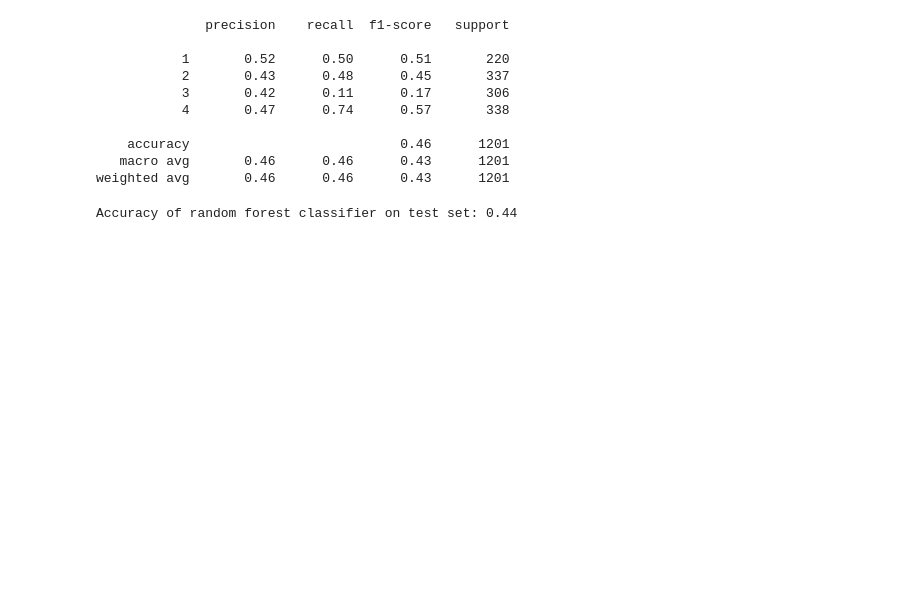
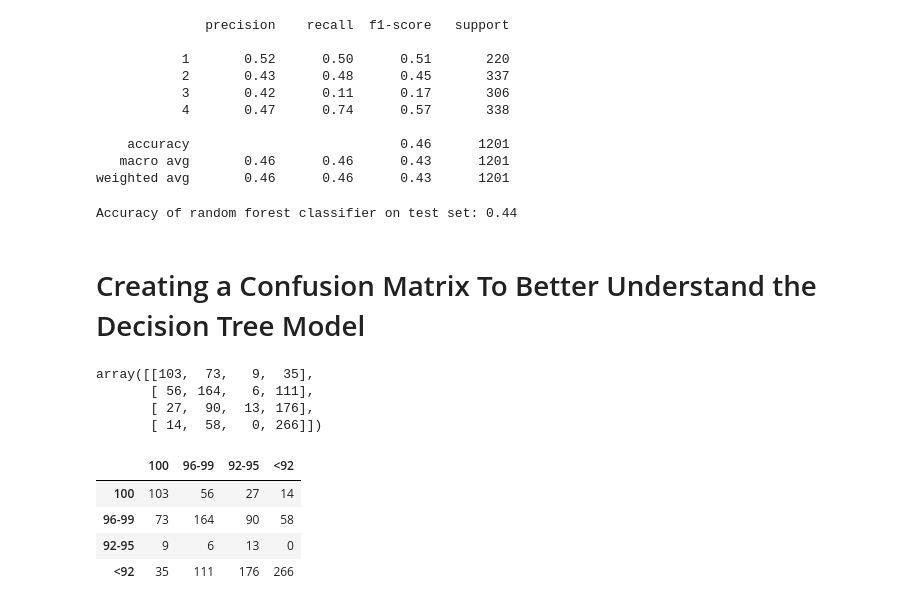
Before and after one commit to CodeBound-Annihilators/yelpproject, a Jupyter notebook: Master_Model.ipynb, the cells around one changed output. Saved outputs shown, nothing was run; the diff lists cells and outputs as text; code cells hidden in the pictures; blank space fills up the shorter version.

```diff
--- a/Master_Model.ipynb
+++ b/Master_Model.ipynb
@@ -393,8 +397,8 @@ weighted avg       0.46      0.46      0.43      1201
 #Train Model
 
 #Create the Random Forest Object
-
-rf = RandomForestClassifier(max_depth=4, criterion='entropy', n_estimators=10000, random_state=123)
+#
+rf = RandomForestClassifier(max_depth=4, criterion='entropy', n_estimators=100000, random_state=42)
 #Fit the model to the training data
 rf.fit(X_train, y_train)
 # %% [output]
@@ -435,3 +439,23 @@ print('Accuracy of random forest classifier on test set: {:.2f}'
      .format(rf.score(X_test, y_test)))
 # %% [output]
 Accuracy of random forest classifier on test set: 0.44
+# %% [markdown]
+# Creating a Confusion Matrix To Better Understand the Decision Tree Model
+# %%
+confusion_matrix(y_train,y_pred)
+# %% [output]
+array([[103,  73,   9,  35],
+       [ 56, 164,   6, 111],
+       [ 27,  90,  13, 176],
+       [ 14,  58,   0, 266]])
+# %%
+#Making the confusion matrix "pretty"
+labels=(" 100 ", " 96-99 ", " 92-95 ", " <92 ")
+pretty_cm=pd.DataFrame(confusion_matrix(y_train,y_pred),index=labels,columns=labels)
+pretty_cm.T
+# %% [output]
+|  | 100 | 96-99 | 92-95 | <92 |
+| 100 | 103 | 56 | 27 | 14 |
+| 96-99 | 73 | 164 | 90 | 58 |
+| 92-95 | 9 | 6 | 13 | 0 |
+| <92 | 35 | 111 | 176 | 266 |
```
Also changed, not shown: parts of 14 cells of this notebook.
